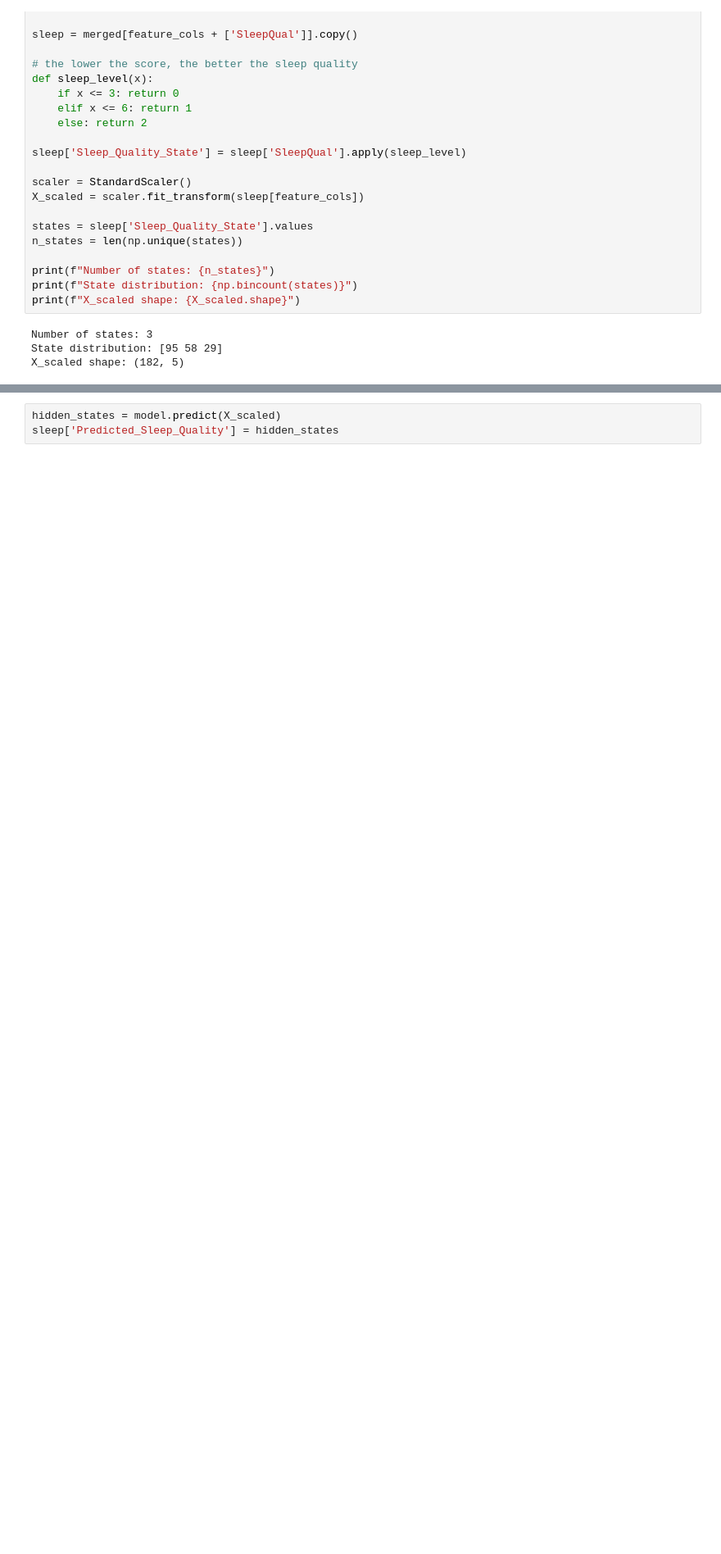
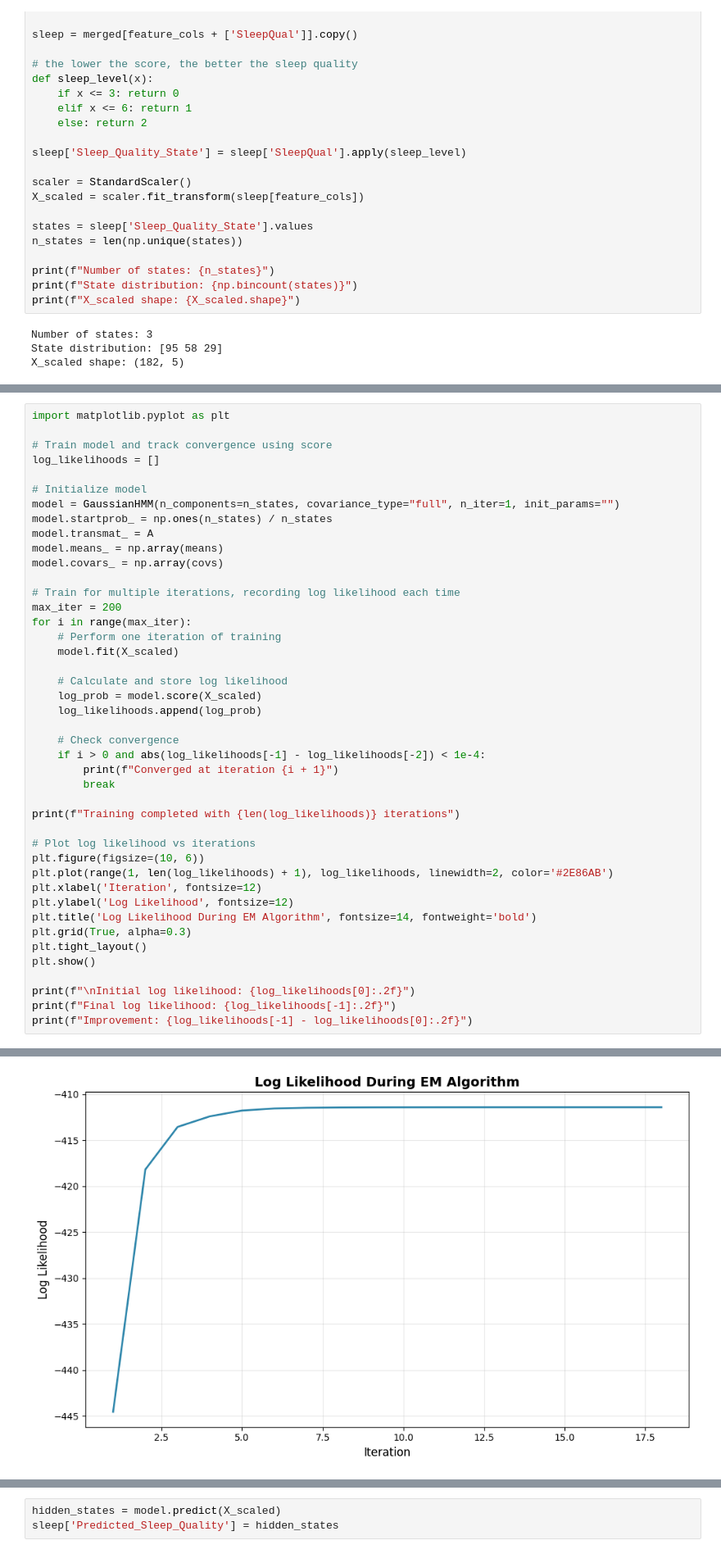
Before and after one commit to katiemoc/CozyMarkovBlankets, a Jupyter notebook: model2.ipynb, the cells around one changed output, grey strips where cells are left out. Shown: that part at 82% size. Drawn from its saved outputs; the diff is of its cells as text; blank space fills up the shorter version.

Commit message:
visualizations

```diff
--- a/model2.ipynb
+++ b/model2.ipynb
@@ -122,0 +119,44 @@ GaussianHMM(covariance_type='full', init_params='', n_components=3, n_iter=200)
+# %%
+import matplotlib.pyplot as plt
+
+# Train model and track convergence using score
+log_likelihoods = []
+
+# Initialize model
+model = GaussianHMM(n_components=n_states, covariance_type="full", n_iter=1, init_params="")
+model.startprob_ = np.ones(n_states) / n_states
+model.transmat_ = A
+model.means_ = np.array(means)
+model.covars_ = np.array(covs)
+
+# Train for multiple iterations, recording log likelihood each time
+max_iter = 200
+for i in range(max_iter):
+    # Perform one iteration of training
+    model.fit(X_scaled)
+
+    # Calculate and store log likelihood
+    log_prob = model.score(X_scaled)
+    log_likelihoods.append(log_prob)
+
+    # Check convergence
+    if i > 0 and abs(log_likelihoods[-1] - log_likelihoods[-2]) < 1e-4:
+        print(f"Converged at iteration {i + 1}")
+        break
+
+print(f"Training completed with {len(log_likelihoods)} iterations")
+
+# Plot log likelihood vs iterations
+plt.figure(figsize=(10, 6))
+plt.plot(range(1, len(log_likelihoods) + 1), log_likelihoods, linewidth=2, color='#2E86AB')
+plt.xlabel('Iteration', fontsize=12)
+plt.ylabel('Log Likelihood', fontsize=12)
+plt.title('Log Likelihood During EM Algorithm', fontsize=14, fontweight='bold')
+plt.grid(True, alpha=0.3)
+plt.tight_layout()
+plt.show()
+
+print(f"\nInitial log likelihood: {log_likelihoods[0]:.2f}")
+print(f"Final log likelihood: {log_likelihoods[-1]:.2f}")
+print(f"Improvement: {log_likelihoods[-1] - log_likelihoods[0]:.2f}")
+# %% [output]
@@ -122,0 +165 @@ GaussianHMM(covariance_type='full', init_params='', n_components=3, n_iter=200)
+[figure, added]
```
Also changed, not shown: parts of 5 cells of this notebook, 3 other files.
